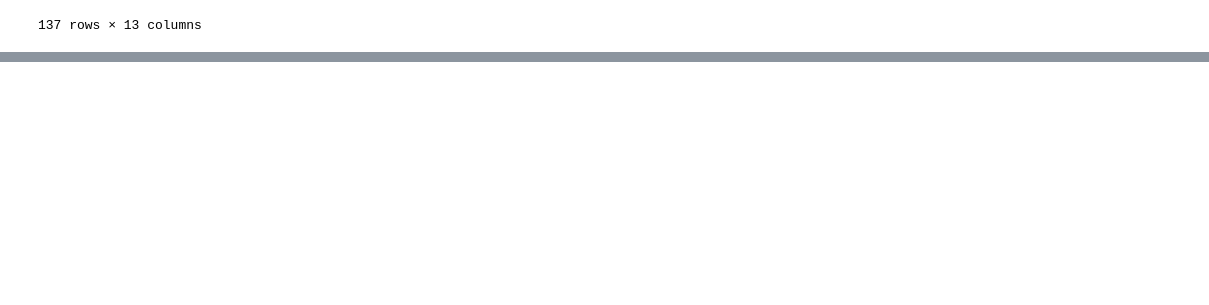
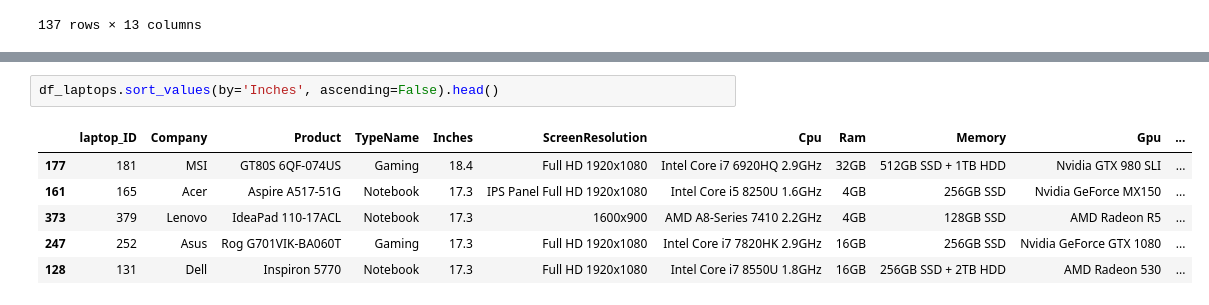
Before and after one commit to EmmanuelKevinS/python_for_DataScience_freeCodeCamp, a Jupyter notebook: pandas_numpy/filteringData.ipynb, the cells around one changed output, grey strips where cells are left out. Drawn from its saved outputs; the diff is of its cells as text; blank space fills up the shorter version.

```diff
--- a/pandas_numpy/filteringData.ipynb
+++ b/pandas_numpy/filteringData.ipynb
@@ -133,0 +147,9 @@ Name: count, Length: 108, dtype: int64
+# %%
+df_laptops.sort_values(by='Inches', ascending=False).head()
+# %% [output]
+|  | laptop_ID | Company | Product | TypeName | Inches | ScreenResolution | Cpu | Ram | Memory | Gpu | ... |
+| 177 | 181 | MSI | GT80S 6QF-074US | Gaming | 18.4 | Full HD 1920x1080 | Intel Core i7 6920HQ 2.9GHz | 32GB | 512GB SSD + 1TB HDD | Nvidia GTX 980 SLI | ... |
+| 161 | 165 | Acer | Aspire A517-51G | Notebook | 17.3 | IPS Panel Full HD 1920x1080 | Intel Core i5 8250U 1.6GHz | 4GB | 256GB SSD | Nvidia GeForce MX150 | ... |
+| 373 | 379 | Lenovo | IdeaPad 110-17ACL | Notebook | 17.3 | 1600x900 | AMD A8-Series 7410 2.2GHz | 4GB | 128GB SSD | AMD Radeon R5 | ... |
+| 247 | 252 | Asus | Rog G701VIK-BA060T | Gaming | 17.3 | Full HD 1920x1080 | Intel Core i7 7820HK 2.9GHz | 16GB | 256GB SSD | Nvidia GeForce GTX 1080 | ... |
+| 128 | 131 | Dell | Inspiron 5770 | Notebook | 17.3 | Full HD 1920x1080 | Intel Core i7 8550U 1.8GHz | 16GB | 256GB SSD + 2TB HDD | AMD Radeon 530 | ... |
```
Also changed, not shown: parts of 16 cells of this notebook, 1 other file.
